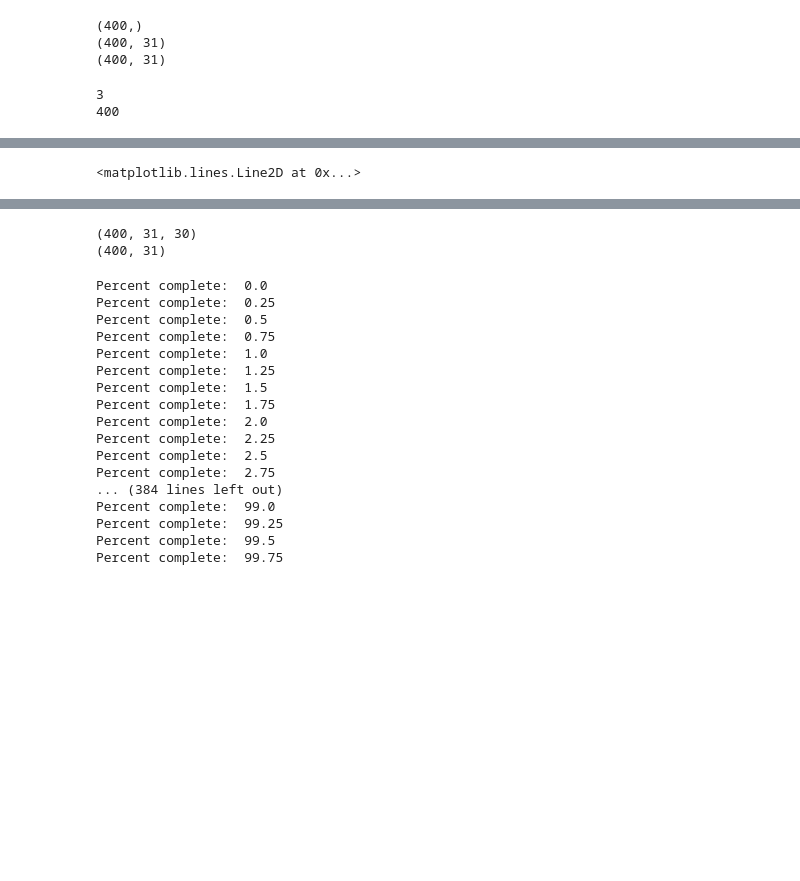
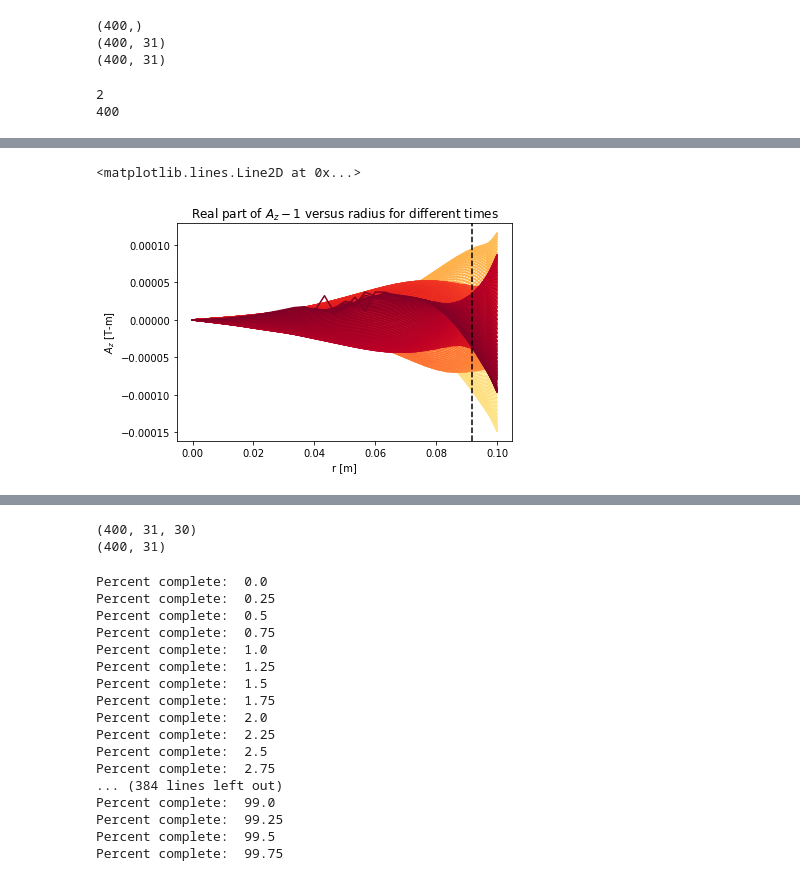
Before and after one commit to vandelij/FRC_RMF, a Jupyter notebook: predictor2_corrector_combine_RMF_code_case_Mlroy1999_fewer_time_steps - Copy.ipynb, the cells around one changed output, grey strips where cells are left out. Saved outputs shown, nothing was run; the diff lists cells and outputs as text; code cells hidden in the pictures; blank space fills up the shorter version.

Commit message:
about to start making the loop with PC included across modes

```diff
--- a/predictor2_corrector_combine_RMF_code_case_Mlroy1999_fewer_time_steps - Copy.ipynb
+++ b/predictor2_corrector_combine_RMF_code_case_Mlroy1999_fewer_time_steps - Copy.ipynb
@@ -139,11 +136,16 @@ def get_C_minus(k):
     return (dt_MHD*eta/(dr**2*mu0))*(1 - (1/(2*k)))
 
 def get_C_0(k, m):
+    # rk = dr*k
+    # front = dt_MHD*eta/mu0
+    # in1 = 2/dr**2
+    # in2 = m**2/rk**2
+    # return 1 -front*(in1 + in2)
     rk = dr*k
     front = dt_MHD*eta/mu0
     in1 = 2/dr**2
     in2 = m**2/rk**2
-    return 1 - front*(in1 + in2)
+    return -front*(in1 + in2)
 
 # load up a_z matrix, ignoring boundary conditions initially
 def get_Dmat_m(m):
@@ -490,9 +205,0 @@ def solve_a_z_b_z(A_z_holder, B_z_holder, m_array, n_array):
-# %%
-testtest = np.array([0, 1, 2, 3, 4, 5 ,6 ,7, 8, 9, 10])
-print(testtest[2:-2])
-
-for i in range(testtest.shape[0]):
-    if i > 1 and i < testtest.shape[0] - 2:
-        print(i)
-
-np.where(np.array([1, 2, 3 ,4]) == max(abs(np.array([1, 2, 3 ,4]))))[0][0]
@@ -807,7 +523,7 @@ False
 # %%
 # Area to test out the functionality of not saving every timestep
 # Create A_z_holder
-m_array = np.linspace(-4, 4, 9)  # choose modes for AZ
+m_array = np.linspace(-3, 3, 7)  # choose modes for AZ
 A_Zm_hold = []
 for im in range(m_array.shape[0]):
     m = m_array[im]
@@ -818,7 +534,7 @@ for im in range(m_array.shape[0]):
     A_Zm_hold.append(A_Zm)  # append initial conditions of A_Zm to the list
 
 # Create B_z_holder
-n_array = np.linspace(-4, 4, 9) # choose modes for BZ
+n_array = np.linspace(-3, 3, 7) # choose modes for BZ
 B_Zn_hold = []
 
 # generate the initial condition for mode n == 0, the Hill's vortex
@@ -918,7 +634,7 @@ im = np.where(m_array == m)[0][0]
 print(im)
 print(A_z_hold_out[im].shape[0])
 toplot='r'
-range_to_plot = 382 #A_z_hold_out[im].shape[0]
+range_to_plot = 350 #A_z_hold_out[im].shape[0]
 if toplot == 'r':
     for i in range(range_to_plot):
         cmap_color = cmap(i/range_to_plot)
@@ -938,5 +654,5 @@ d_skin = np.sqrt(2*eta/(mu0*w_RMF))
 
 plt.axvline(x=(R-d_skin), color='black', linestyle='--')
 # %% [output]
-3
+2
 400
@@ -945,4 +659,5 @@ plt.axvline(x=(R-d_skin), color='black', linestyle='--')
 <matplotlib.lines.Line2D at 0x...>
+[figure, added]
 # %%
 n = 0
 i_n = np.where(n_array == n)[0][0]
```
Also changed, not shown: parts of 13 cells of this notebook.
